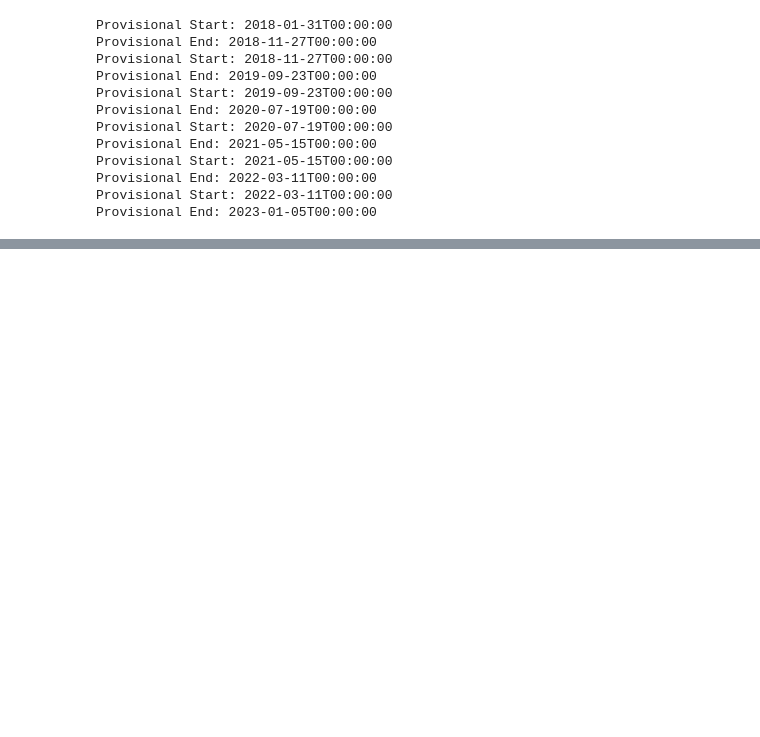
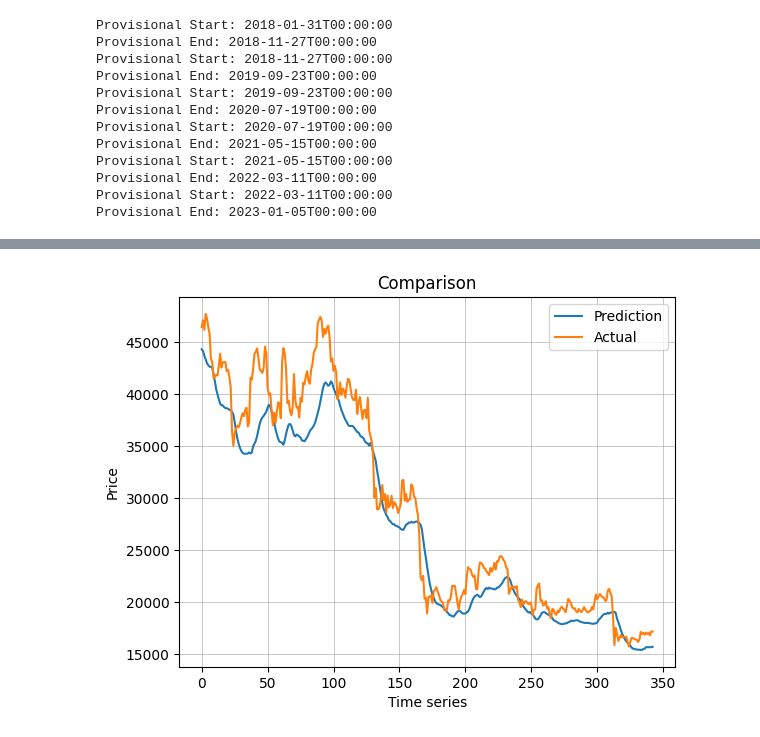
Before and after one commit to monicasainer/gossips_cryptos, a Jupyter notebook: notebooks/Modelling.ipynb, the cells around one changed output, grey strips where cells are left out. Saved outputs shown, nothing was run; the diff lists cells and outputs as text; code cells hidden in the pictures; blank space fills up the shorter version.

```diff
--- a/notebooks/Modelling.ipynb
+++ b/notebooks/Modelling.ipynb
@@ -503,0 +631,7 @@ MAE with learning rate 2 --> 0.5444
+# %%
+predicted = model_final.predict(X_test)
+unscaled_pred = scaler_y.inverse_transform(predicted)
+unscaled_actual = scaler_y.inverse_transform(y_test)
+plot_comparison(unscaled_pred, unscaled_actual);
+plt.show()
+# %% [output]
@@ -503,0 +639 @@ MAE with learning rate 2 --> 0.5444
+[figure, added]
```
Also changed, not shown: parts of 21 cells of this notebook.
